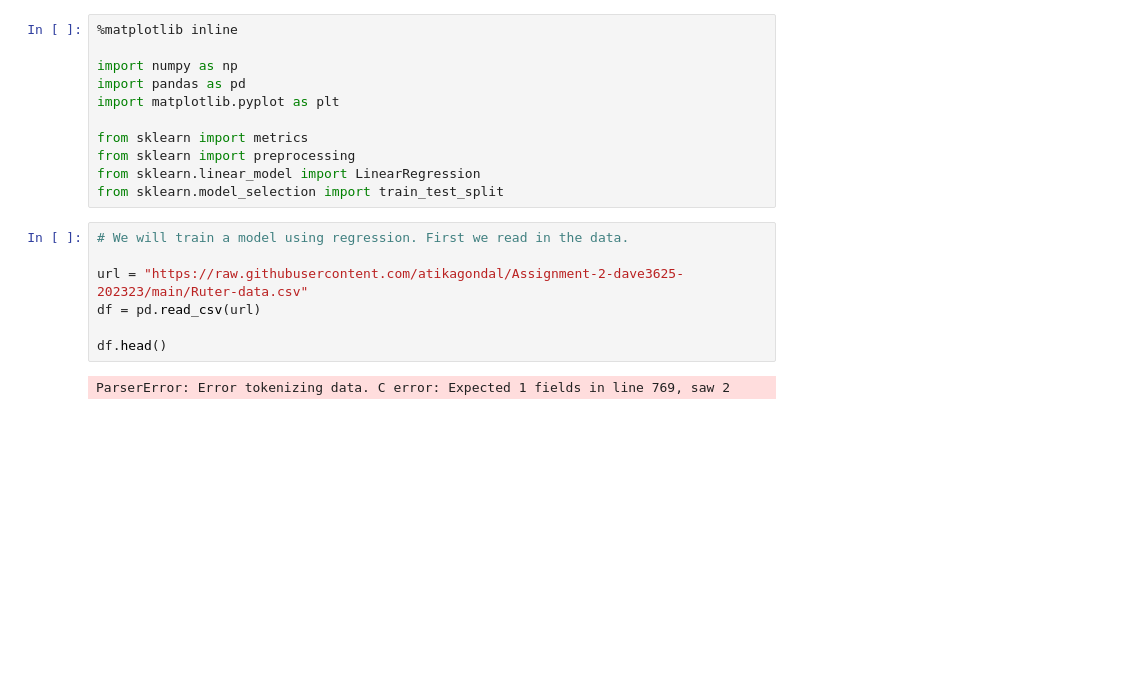
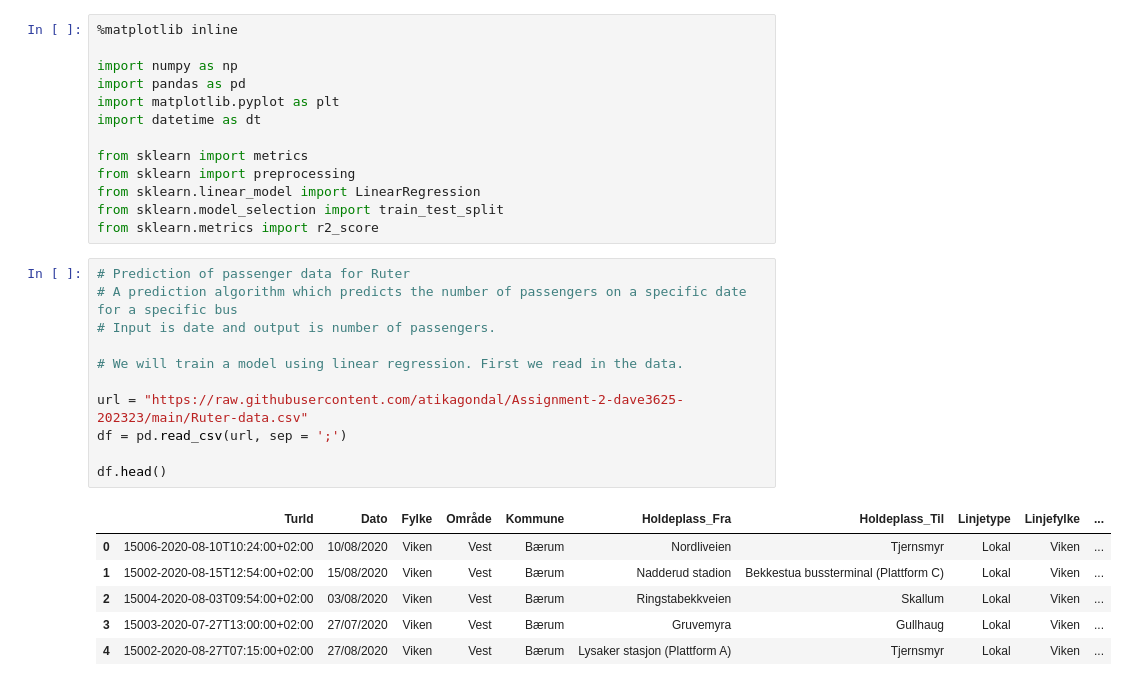
Before and after one commit to mePernille/RuterOblig, a Jupyter notebook: Assignment2.ipynb, the cells around one changed output. Cells and saved outputs as stored; diff of their text form; blank space fills up the shorter version.

```diff
--- a/Assignment2.ipynb
+++ b/Assignment2.ipynb
@@ -4,17 +4,28 @@
 import numpy as np
 import pandas as pd
 import matplotlib.pyplot as plt
+import datetime as dt
 
 from sklearn import metrics
 from sklearn import preprocessing
 from sklearn.linear_model import LinearRegression
 from sklearn.model_selection import train_test_split
+from sklearn.metrics import r2_score
 # %%
-# We will train a model using regression. First we read in the data.
+# Prediction of passenger data for Ruter
+# A prediction algorithm which predicts the number of passengers on a specific date for a specific bus
+# Input is date and output is number of passengers.
+
+# We will train a model using linear regression. First we read in the data.
 
 url = "https://raw.githubusercontent.com/atikagondal/Assignment-2-dave3625-202323/main/Ruter-data.csv"
-df = pd.read_csv(url)
+df = pd.read_csv(url, sep = ';')
 
 df.head()
 # %% [output]
-ParserError: Error tokenizing data. C error: Expected 1 fields in line 769, saw 2
+|  | TurId | Dato | Fylke | Område | Kommune | Holdeplass_Fra | Holdeplass_Til | Linjetype | Linjefylke | ... |
+| 0 | 15006-2020-08-10T10:24:00+02:00 | 10/08/2020 | Viken | Vest | Bærum | Nordliveien | Tjernsmyr | Lokal | Viken | ... |
+| 1 | 15002-2020-08-15T12:54:00+02:00 | 15/08/2020 | Viken | Vest | Bærum | Nadderud stadion | Bekkestua bussterminal (Plattform C) | Lokal | Viken | ... |
+| 2 | 15004-2020-08-03T09:54:00+02:00 | 03/08/2020 | Viken | Vest | Bærum | Ringstabekkveien | Skallum | Lokal | Viken | ... |
+| 3 | 15003-2020-07-27T13:00:00+02:00 | 27/07/2020 | Viken | Vest | Bærum | Gruvemyra | Gullhaug | Lokal | Viken | ... |
+| 4 | 15002-2020-08-27T07:15:00+02:00 | 27/08/2020 | Viken | Vest | Bærum | Lysaker stasjon (Plattform A) | Tjernsmyr | Lokal | Viken | ... |
```
Also changed, not shown: parts of 12 cells of this notebook.
